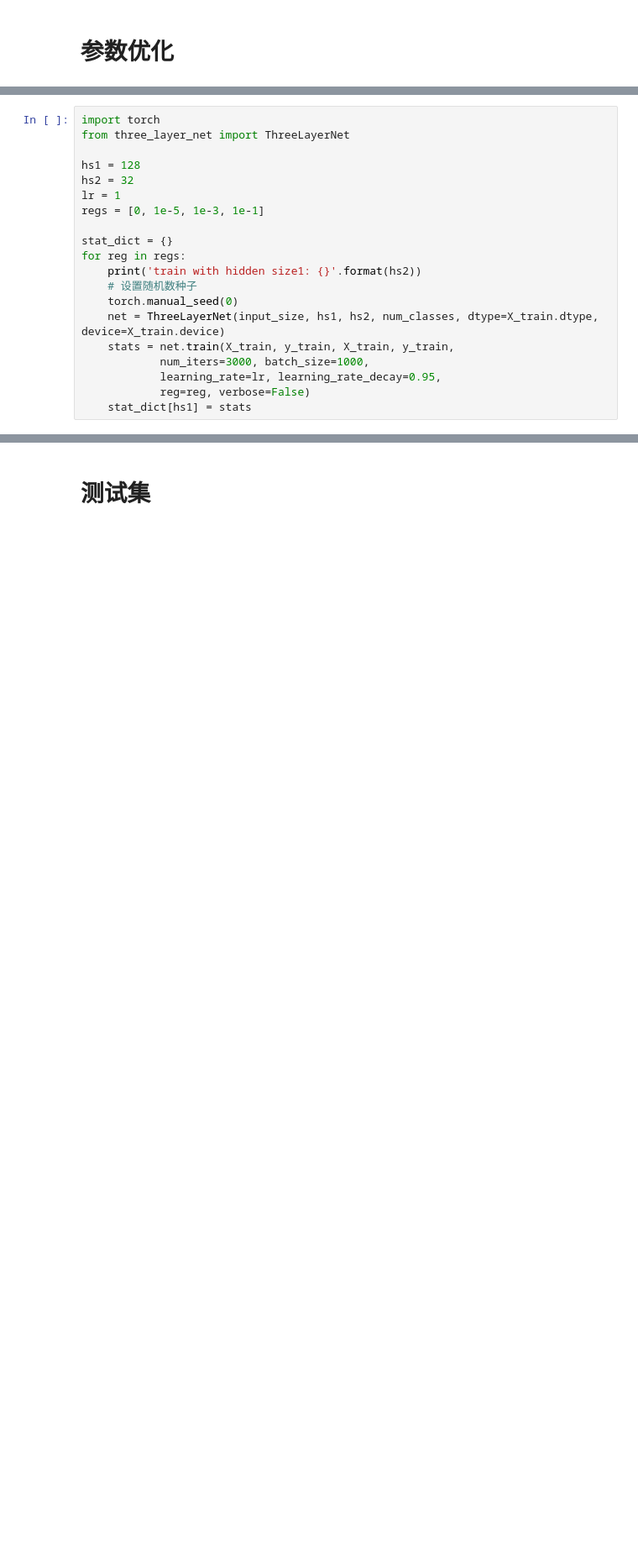
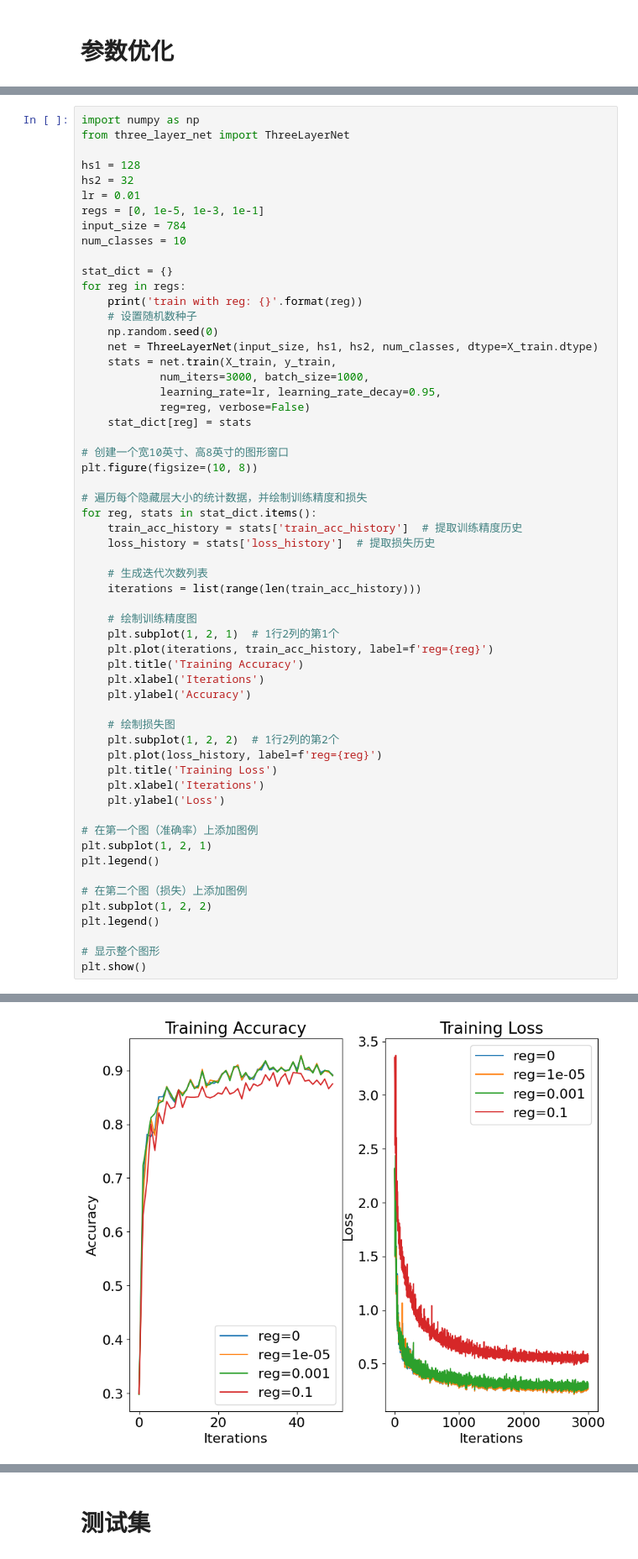
Before and after one commit to happyyue123/three-layer-net, a Jupyter notebook: H!/three_layer_net.ipynb, the cells around one changed output, grey strips where cells are left out. Shown at 84% size. Saved outputs shown, nothing was run; the diff lists cells and outputs as text; blank space fills up the shorter version.

```diff
--- a/H!/three_layer_net.ipynb
+++ b/H!/three_layer_net.ipynb
@@ -181,20 +306,59 @@ for lr in lrs:
 # %%
-import torch
+import numpy as np
 from three_layer_net import ThreeLayerNet
 
 hs1 = 128
 hs2 = 32
-lr = 1
+lr = 0.01
 regs = [0, 1e-5, 1e-3, 1e-1]
+input_size = 784
+num_classes = 10
 
 stat_dict = {}
 for reg in regs:
-    print('train with hidden size1: {}'.format(hs2))
+    print('train with reg: {}'.format(reg))
     # 设置随机数种子
-    torch.manual_seed(0)
-    net = ThreeLayerNet(input_size, hs1, hs2, num_classes, dtype=X_train.dtype, device=X_train.device)
-    stats = net.train(X_train, y_train, X_train, y_train,
+    np.random.seed(0)
+    net = ThreeLayerNet(input_size, hs1, hs2, num_classes, dtype=X_train.dtype)
+    stats = net.train(X_train, y_train,
             num_iters=3000, batch_size=1000,
             learning_rate=lr, learning_rate_decay=0.95,
             reg=reg, verbose=False)
-    stat_dict[hs1] = stats
+    stat_dict[reg] = stats
+
+# 创建一个宽10英寸、高8英寸的图形窗口
+plt.figure(figsize=(10, 8))
+
+# 遍历每个隐藏层大小的统计数据，并绘制训练精度和损失
+for reg, stats in stat_dict.items():
+    train_acc_history = stats['train_acc_history']  # 提取训练精度历史
+    loss_history = stats['loss_history']  # 提取损失历史
+
+    # 生成迭代次数列表
+    iterations = list(range(len(train_acc_history)))
+
+    # 绘制训练精度图
+    plt.subplot(1, 2, 1)  # 1行2列的第1个
+    plt.plot(iterations, train_acc_history, label=f'reg={reg}')
+    plt.title('Training Accuracy')
+    plt.xlabel('Iterations')
+    plt.ylabel('Accuracy')
+
+    # 绘制损失图
+    plt.subplot(1, 2, 2)  # 1行2列的第2个
+    plt.plot(loss_history, label=f'reg={reg}')
+    plt.title('Training Loss')
+    plt.xlabel('Iterations')
+    plt.ylabel('Loss')
+
+# 在第一个图（准确率）上添加图例
+plt.subplot(1, 2, 1)
+plt.legend()
+
+# 在第二个图（损失）上添加图例
+plt.subplot(1, 2, 2)
+plt.legend()
+
+# 显示整个图形
+plt.show()
+# %% [output]
@@ -200,0 +369 @@ for reg in regs:
+[figure, added]
```
Also changed, not shown: parts of 19 cells of this notebook, 1 other file.
